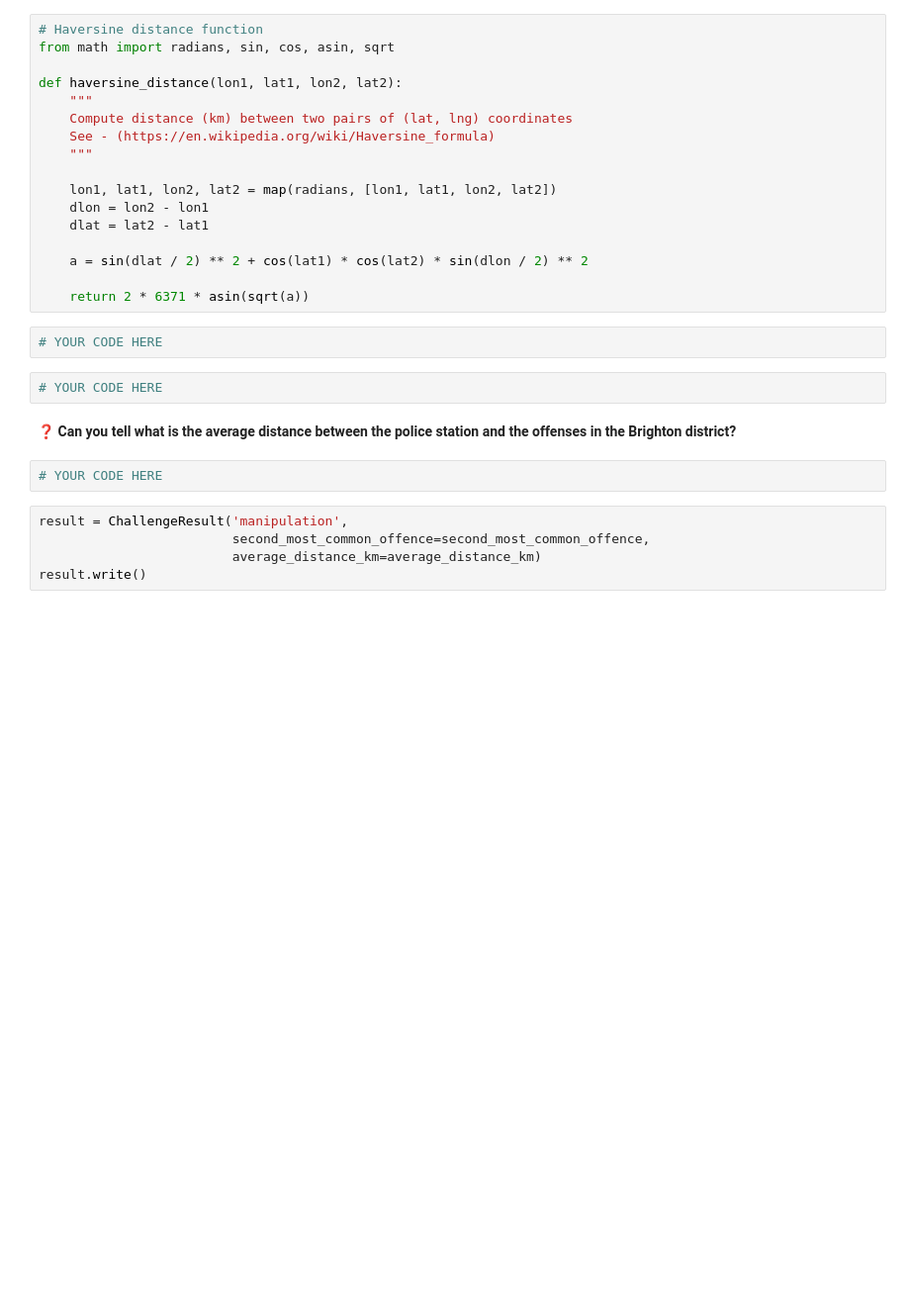
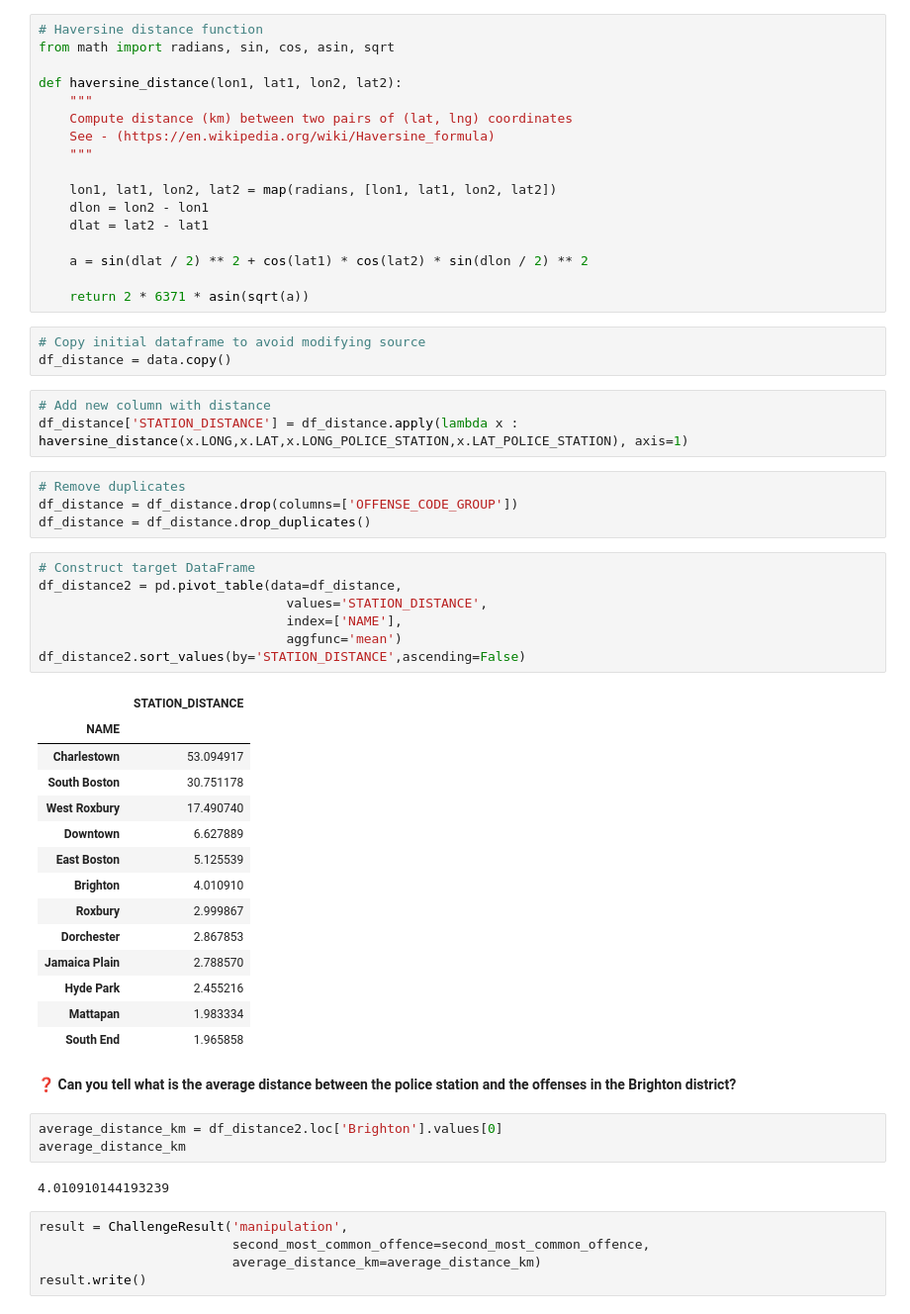
Before and after one commit to El-Doro/data-certification-exam, a Jupyter notebook: decision_science/boston_crimes.ipynb, the cells around one changed output. Shown: that part at 99% size. Cells and saved outputs as stored; diff of their text form; blank space fills up the shorter version.

```diff
--- a/decision_science/boston_crimes.ipynb
+++ b/decision_science/boston_crimes.ipynb
@@ -421,14 +493,45 @@ def haversine_distance(lon1, lat1, lon2, lat2):
     a = sin(dlat / 2) ** 2 + cos(lat1) * cos(lat2) * sin(dlon / 2) ** 2
 
     return 2 * 6371 * asin(sqrt(a))
-# %%
-# YOUR CODE HERE
-# %%
-# YOUR CODE HERE
+# %%
+# Copy initial dataframe to avoid modifying source
+df_distance = data.copy()
+# %%
+# Add new column with distance
+df_distance['STATION_DISTANCE'] = df_distance.apply(lambda x : haversine_distance(x.LONG,x.LAT,x.LONG_POLICE_STATION,x.LAT_POLICE_STATION), axis=1)
+# %%
+# Remove duplicates
+df_distance = df_distance.drop(columns=['OFFENSE_CODE_GROUP'])
+df_distance = df_distance.drop_duplicates()
+# %%
+# Construct target DataFrame
+df_distance2 = pd.pivot_table(data=df_distance,
+                                values='STATION_DISTANCE',
+                                index=['NAME'],
+                                aggfunc='mean')
+df_distance2.sort_values(by='STATION_DISTANCE',ascending=False)
+# %% [output]
+|  | STATION_DISTANCE |
+| NAME |  |
+| Charlestown | 53.094917 |
+| South Boston | 30.751178 |
+| West Roxbury | 17.490740 |
+| Downtown | 6.627889 |
+| East Boston | 5.125539 |
+| Brighton | 4.010910 |
+| Roxbury | 2.999867 |
+| Dorchester | 2.867853 |
+| Jamaica Plain | 2.788570 |
+| Hyde Park | 2.455216 |
+| Mattapan | 1.983334 |
+| South End | 1.965858 |
 # %% [markdown]
 **❓ Can you tell what is the average distance between the police station and the offenses in the Brighton district?**
-# %%
-# YOUR CODE HERE
+# %%
+average_distance_km = df_distance2.loc['Brighton'].values[0]
+average_distance_km
+# %% [output]
+4.010910144193239
 # %%
 result = ChallengeResult('manipulation',
                          second_most_common_offence=second_most_common_offence,
```
Also changed, not shown: parts of 13 cells of this notebook, 3 other files.
